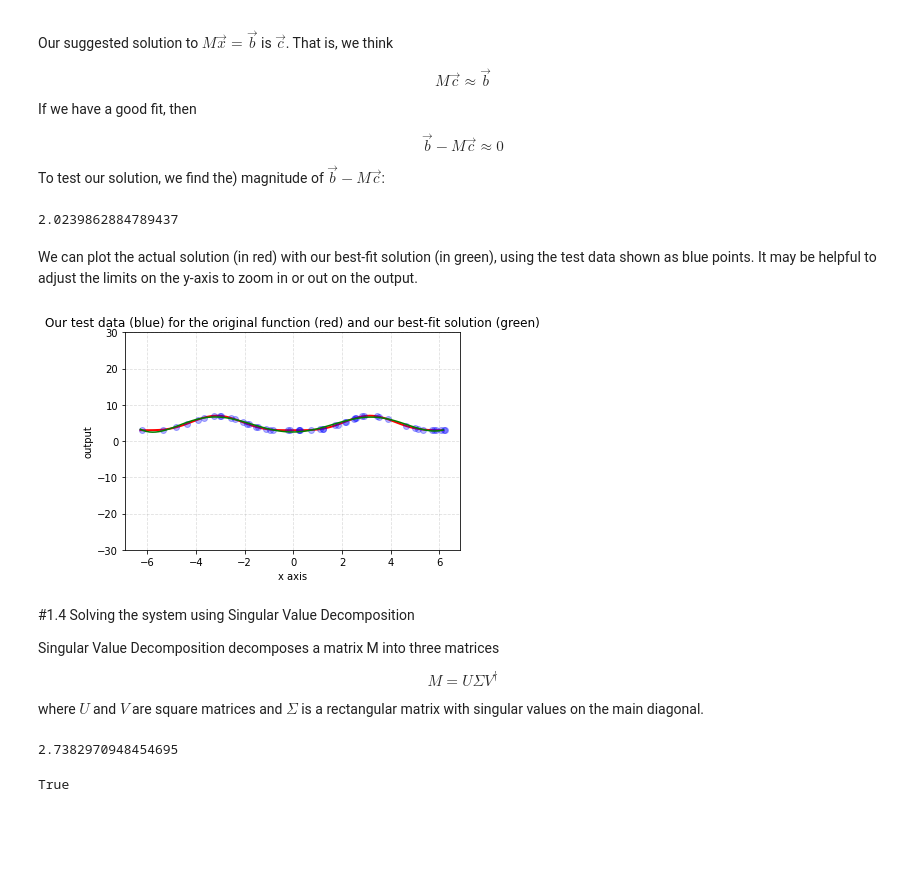
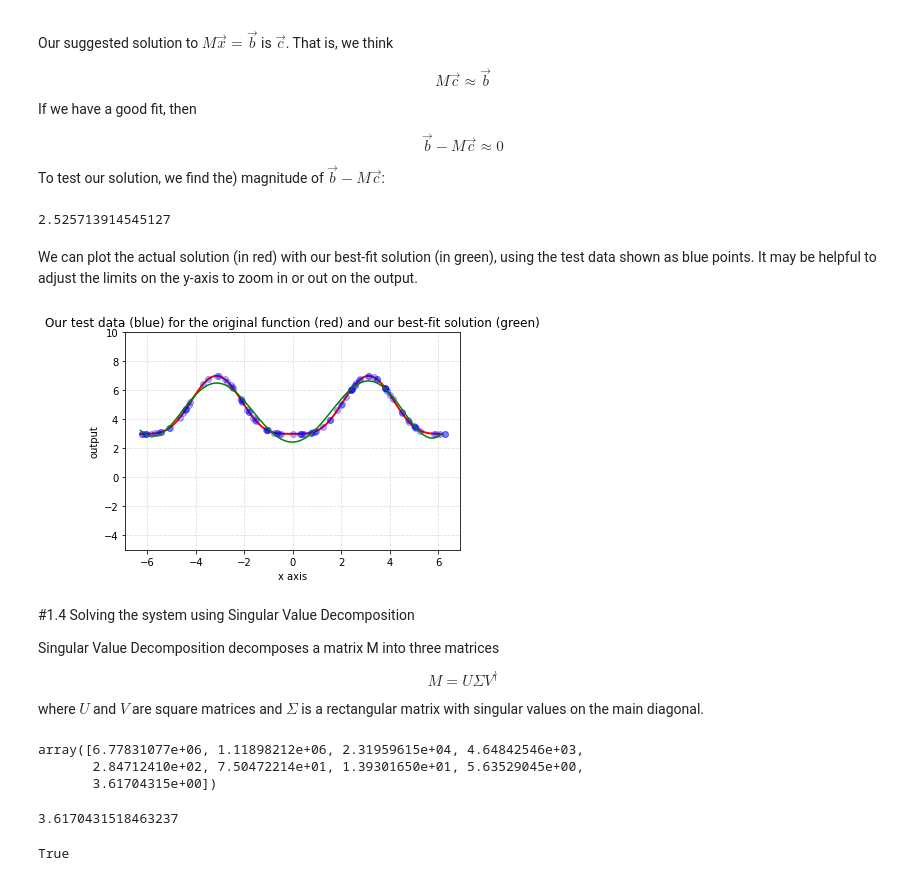
Before and after one commit to aaugustine130/AdvLinearAlgebra, a Jupyter notebook: Copy_of_Project_4_Case_1_Solving_for_a_known_trigonometric_function_using_Singular_Values_or_Best_Fit.ipynb, the cells around one changed output. Cells and saved outputs as stored; diff of their text form; code cells hidden in the pictures; blank space fills up the shorter version.

```diff
--- a/Copy_of_Project_4_Case_1_Solving_for_a_known_trigonometric_function_using_Singular_Values_or_Best_Fit.ipynb
+++ b/Copy_of_Project_4_Case_1_Solving_for_a_known_trigonometric_function_using_Singular_Values_or_Best_Fit.ipynb
@@ -67,7 +67,7 @@ actual_data_x = []
 actual_data_y = []
 
 #We'll use (cough... cough...) three   data points:
-for i in range(50):
+for i in range(100):
     # pick a random number between -2pi and 2pi
     x = 4*np.pi*random.random() - 2*np.pi
     f = 4 - 2*np.cos(x) + np.cos(x)**2
@@ -205,41 +205,41 @@ To test our solution, we find the) magnitude of $\vec{b} - M\vec{c}$:
 error = ((b-M*c).transpose() * (b-M*c))[0,0]
 error**0.5
 # %% [output]
-2.0239862884789437
+2.525713914545127
 # %% [markdown]
 We can plot the actual solution (in red) with our best-fit solution (in green), using the test data shown as blue points.  It may be helpful to adjust the limits on the y-axis to zoom in or out on the output.
 # %%
 #Show a plot of the solutions using the best-fit method, and the SVD method:
 
 # We'll specify that x is a variable:
 x = sym.symbols('x')
 
 xdata = []
 fdata = []
 #set up our 100 data points on the interval from (-2pi, 2pi):
 xdata = np.array(range(100))/(100/(4*np.pi)) - 2*np.pi
 # find the ouput for our function on each data point:
 fdata = 4 - 2*np.cos(xdata) + np.cos(xdata)**2
 
 best_fit = c[0,0] + c[1,0]*xdata + c[2,0]*(xdata**2) + c[3,0]*(xdata**3) + c[4,0]*(xdata**4) + c[5,0]*(xdata**5) + c[6,0]*(xdata**6) + c[7,0]*(xdata**7) + c[8,0]*(xdata**8)
 # Create the actual plot in red, and our datapoints in blue,
 # and the best-fit method in green:
 plt.plot(xdata,fdata, color='red', linewidth=2 ) + plt.plot(actual_data_x, actual_data_y, 'bo', alpha=0.3)+plt.plot(xdata,best_fit, color='green')
 
 #Restrict the output values to this range:
-plt.ylim(-30,30)
+plt.ylim(-5,10)
 
 # Add a title
 plt.title('Our test data (blue) for the original function (red) and our best-fit solution (green)')
 
 # Add X and y Label
 plt.xlabel('x axis')
 plt.ylabel('output')
 
 # Add a grid
 plt.grid(alpha=.4,linestyle='--')
 # %% [output]
-[figure, old version]
+[figure, new version]
 # %% [markdown]
 #1.4 Solving the system using Singular Value Decomposition
 
@@ -257,13 +257,17 @@ Vh = Vh.T
 #  Uncomment the lines below to show the matrix U, S, and Vh:
 #  Notice that in S only the singular values are stored, not the entire matrix.
 #U
-#S
+S
 #Vh
+# %% [output]
+array([6.77831077e+06, 1.11898212e+06, 2.31959615e+04, 4.64842546e+03,
+       2.84712410e+02, 7.50472214e+01, 1.39301650e+01, 5.63529045e+00,
+       3.61704315e+00])
 # %%
 #  The 2nd singular value is:
 S[8]
 # %% [output]
-2.7382970948454695
+3.6170431518463237
 # %%
 # We can compare the original matrix M to the matrix reconstructed (called a1) from the SVD:
 # If they are close, then allclose(M, a1) should be True.
```
Also changed, not shown: parts of 8 cells of this notebook.
